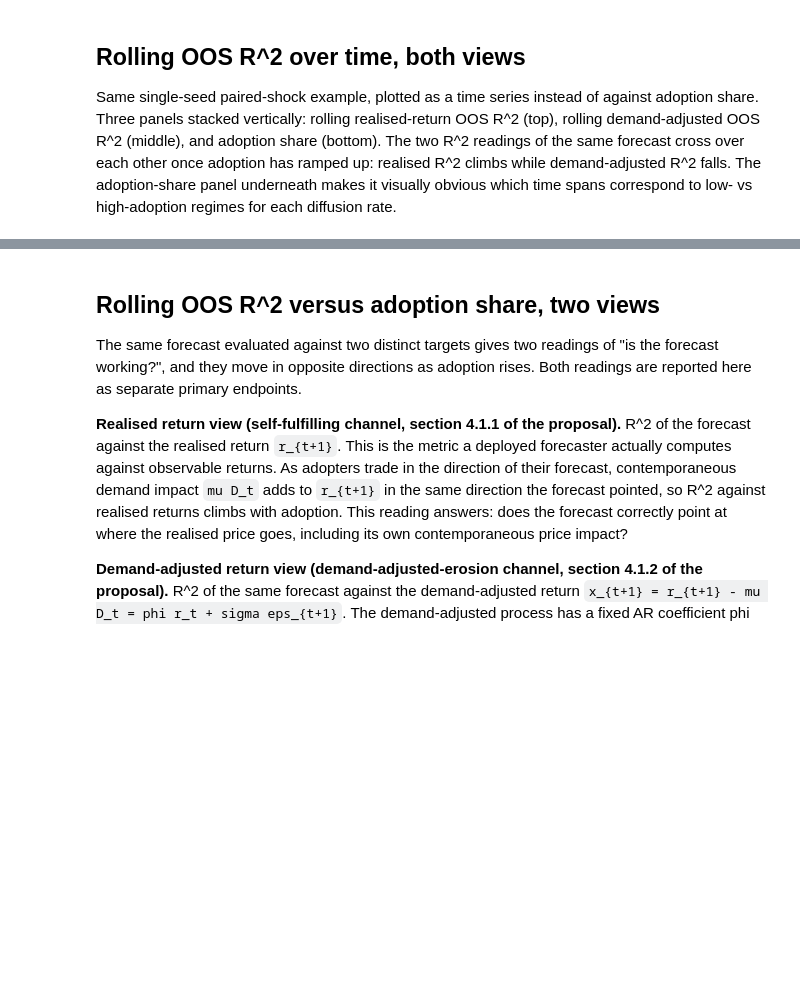
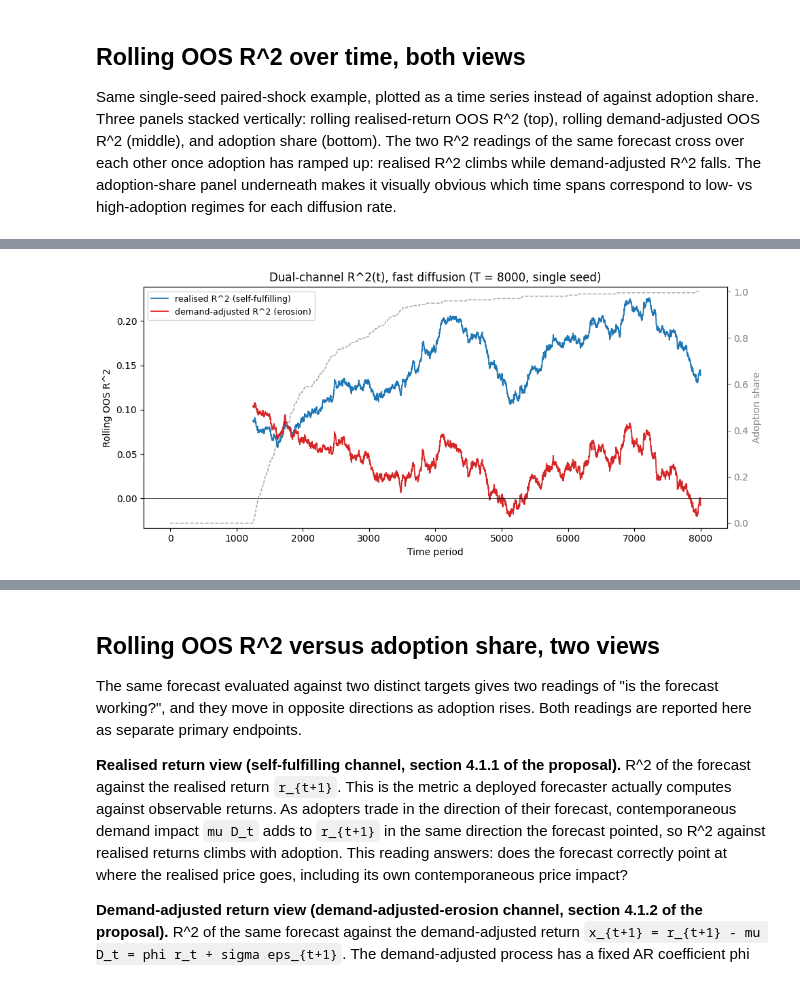
Before and after one commit to janwejchert/Capstone, a Jupyter notebook: notebooks/phase_04_stochastic_adoption.ipynb, the cells around one changed output, grey strips where cells are left out. Cells and saved outputs as stored; diff of their text form; code cells hidden in the pictures; blank space fills up the shorter version.

```diff
--- a/notebooks/phase_04_stochastic_adoption.ipynb
+++ b/notebooks/phase_04_stochastic_adoption.ipynb
@@ -179,0 +204,44 @@ plt.show()
+# %%
+def plot_r2_single_axis(ax, t, r2_realised, r2_da, adoption_share,
+                         title, color_realised="C0", color_da="C3"):
+    """Single-axis dual-channel R^2(t) plot with adoption share on a twin y-axis.
+
+    Both R^2 readings share the left y-axis; adoption share is plotted on the
+    right y-axis as a thin grey line. R^2 NaNs (warm-up) are masked out.
+    """
+    mask_r = np.isfinite(r2_realised)
+    mask_x = np.isfinite(r2_da)
+    ax.plot(t[mask_r], r2_realised[mask_r], color=color_realised,
+             linewidth=1.3, label="realised R^2 (self-fulfilling)")
+    ax.plot(t[mask_x], r2_da[mask_x], color=color_da,
+             linewidth=1.3, label="demand-adjusted R^2 (erosion)")
+    ax.axhline(0.0, color="k", linewidth=0.5)
+    ax.set_xlabel("Time period")
+    ax.set_ylabel("Rolling OOS R^2")
+    ax.set_title(title)
+    ax.legend(loc="upper left", fontsize=9)
+    ax2 = ax.twinx()
+    ax2.plot(t, adoption_share, color="grey", linewidth=1.0,
+              linestyle="--", alpha=0.7, label="adoption share")
+    ax2.set_ylabel("Adoption share", color="grey")
+    ax2.set_ylim(-0.02, 1.02)
+    ax2.tick_params(axis="y", colors="grey")
+    return ax2
+
+
+fast_short = next(r for r in results if r["name"] == "fast diffusion")
+t_short = np.arange(T)
+
+fig, ax = plt.subplots(figsize=(10, 4.5))
+plot_r2_single_axis(
+    ax, t_short,
+    fast_short["rolling_oos_r2_realised"],
+    fast_short["rolling_oos_r2_da"],
+    fast_short["adoption_share"],
+    f"Dual-channel R^2(t), fast diffusion (T = {T}, single seed)",
+)
+fig.tight_layout()
+fig.savefig(f"{fig_dir}/phase_04_oos_r2_over_time_single.png", dpi=150, bbox_inches="tight")
+plt.show()
+# %% [output]
+[figure, added]
```
Also changed, not shown: parts of 14 cells of this notebook, 9 other files.
